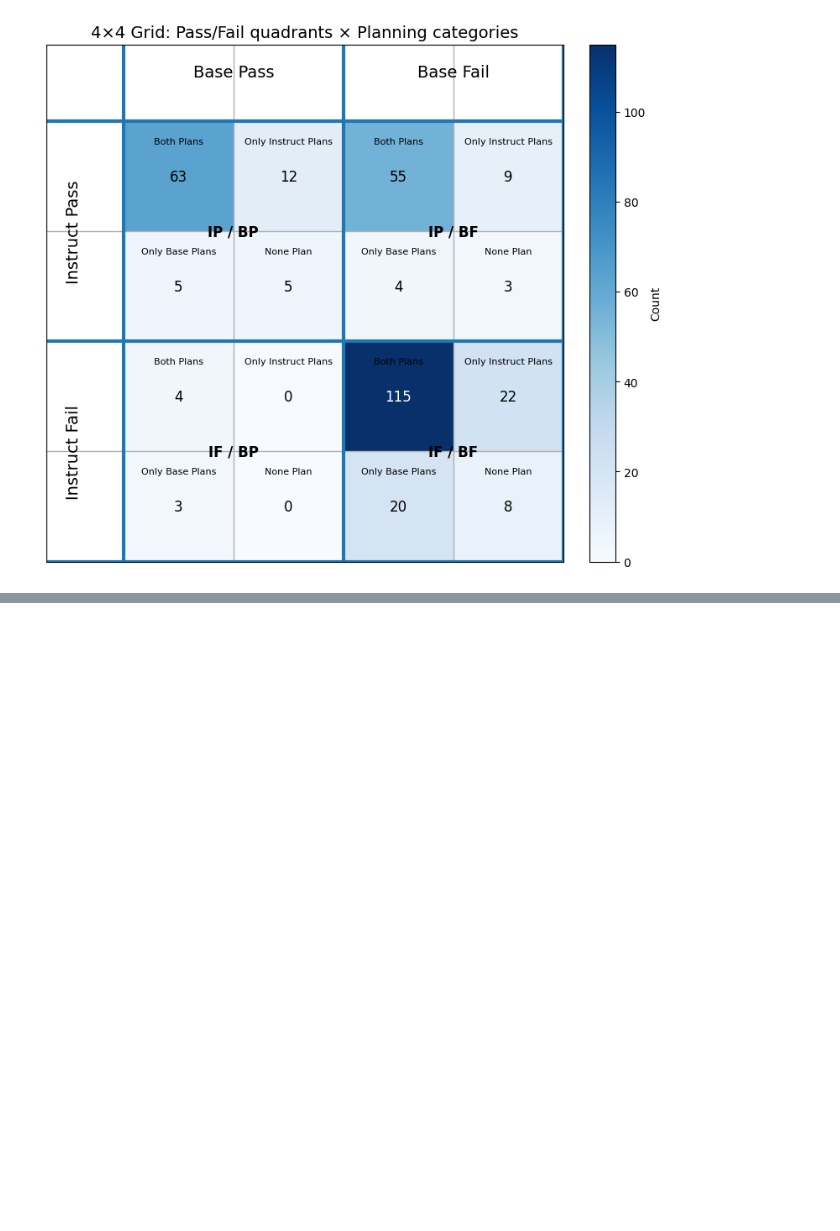
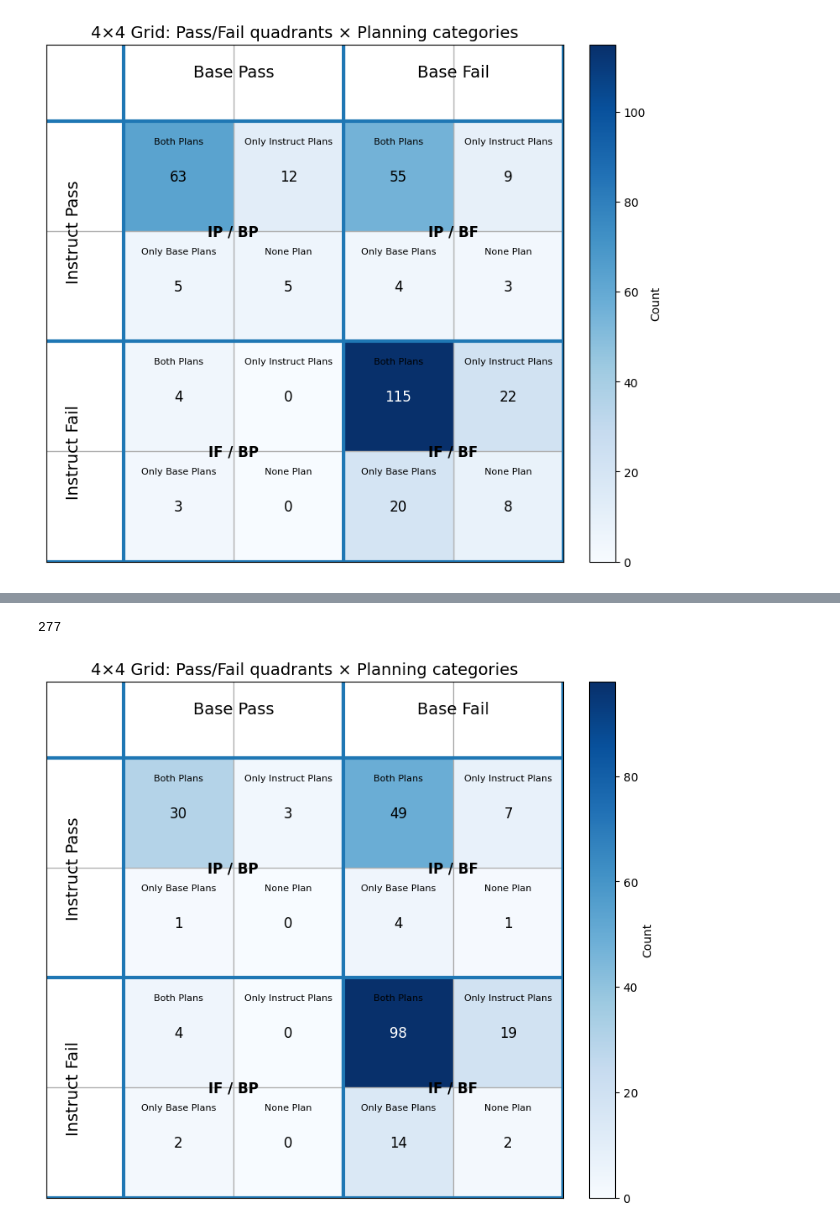
Before and after one commit to ambitious-mechinterp/plan_trace, a Jupyter notebook: notebooks/scale_exp_post_process_V2.ipynb, the cells around one changed output, grey strips where cells are left out. Cells and saved outputs as stored; diff of their text form; code cells hidden in the pictures; blank space fills up the shorter version.

```diff
--- a/notebooks/scale_exp_post_process_V2.ipynb
+++ b/notebooks/scale_exp_post_process_V2.ipynb
@@ -529,0 +668,10 @@ plt.show()
+# %%
+more_diff_data = [entry for entry in data if _filter_similar_answers(entry)]
+len(more_diff_data)
+# %% [output]
+277
+# %%
+ax = plot_4x4_plan_grid(more_diff_data, with_e = True)
+plt.show()
+# %% [output]
+[figure, added]
```
Also changed, not shown: parts of 10 cells of this notebook, 2 other files.
